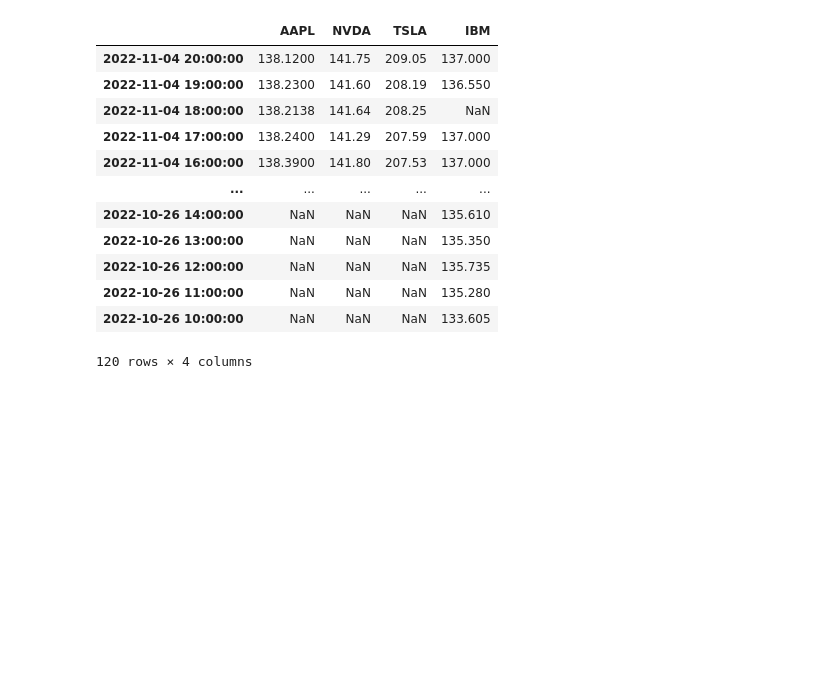
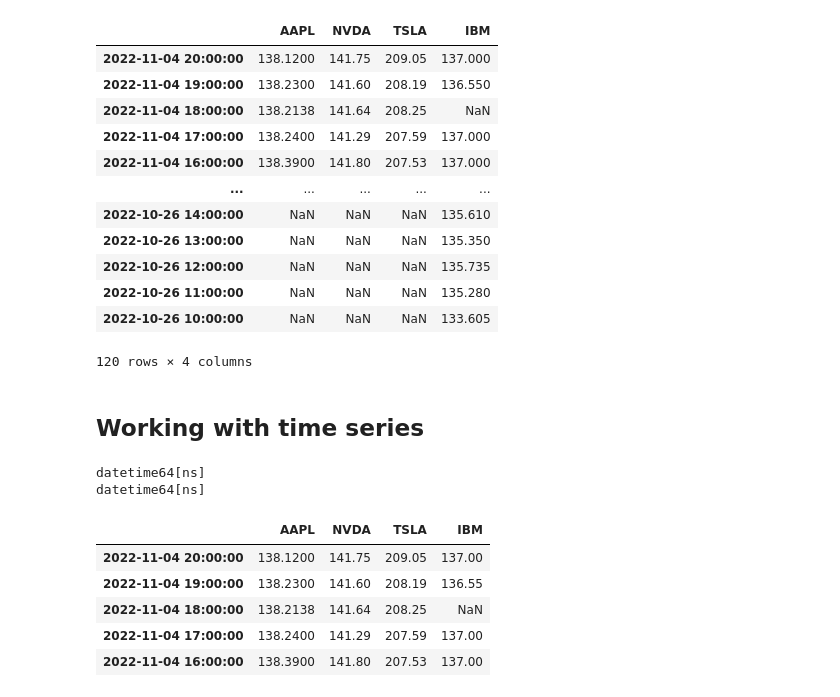
Before and after one commit to Danneftw1/Databehandling-Daniel-Nilsson, a Jupyter notebook: Code-alongs/L4.1-stocks_api.ipynb, the cells around one changed output. Drawn from its saved outputs; the diff is of its cells as text; code cells hidden in the pictures; blank space fills up the shorter version.

```diff
--- a/Code-alongs/L4.1-stocks_api.ipynb
+++ b/Code-alongs/L4.1-stocks_api.ipynb
@@ -121,3 +121,19 @@ px.line(
     labels={"variable": "Stock", "value": "Value in (USD)", "index": "Date"},
     title="Stocks in one week",
 )
+# %% [markdown]
+## Working with time series
+# %%
+print(f"{stocks.index.dtype}")
+stocks.index = pd.to_datetime(stocks.index)
+print(stocks.index.dtype)
+stocks.head()
+# %% [output]
+datetime64[ns]
+datetime64[ns]
+|  | AAPL | NVDA | TSLA | IBM |
+| 2022-11-04 20:00:00 | 138.1200 | 141.75 | 209.05 | 137.00 |
+| 2022-11-04 19:00:00 | 138.2300 | 141.60 | 208.19 | 136.55 |
+| 2022-11-04 18:00:00 | 138.2138 | 141.64 | 208.25 | NaN |
+| 2022-11-04 17:00:00 | 138.2400 | 141.29 | 207.59 | 137.00 |
+| 2022-11-04 16:00:00 | 138.3900 | 141.80 | 207.53 | 137.00 |
```
Also changed, not shown: parts of 4 cells of this notebook, 9 other files.
